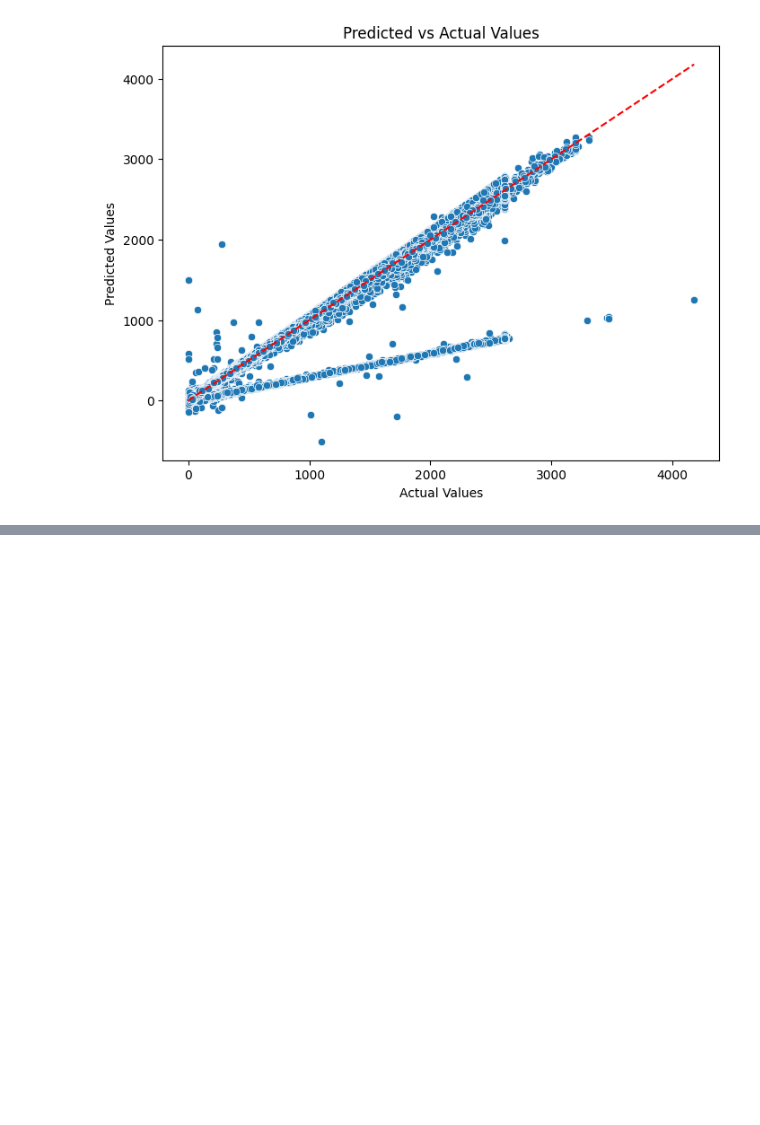
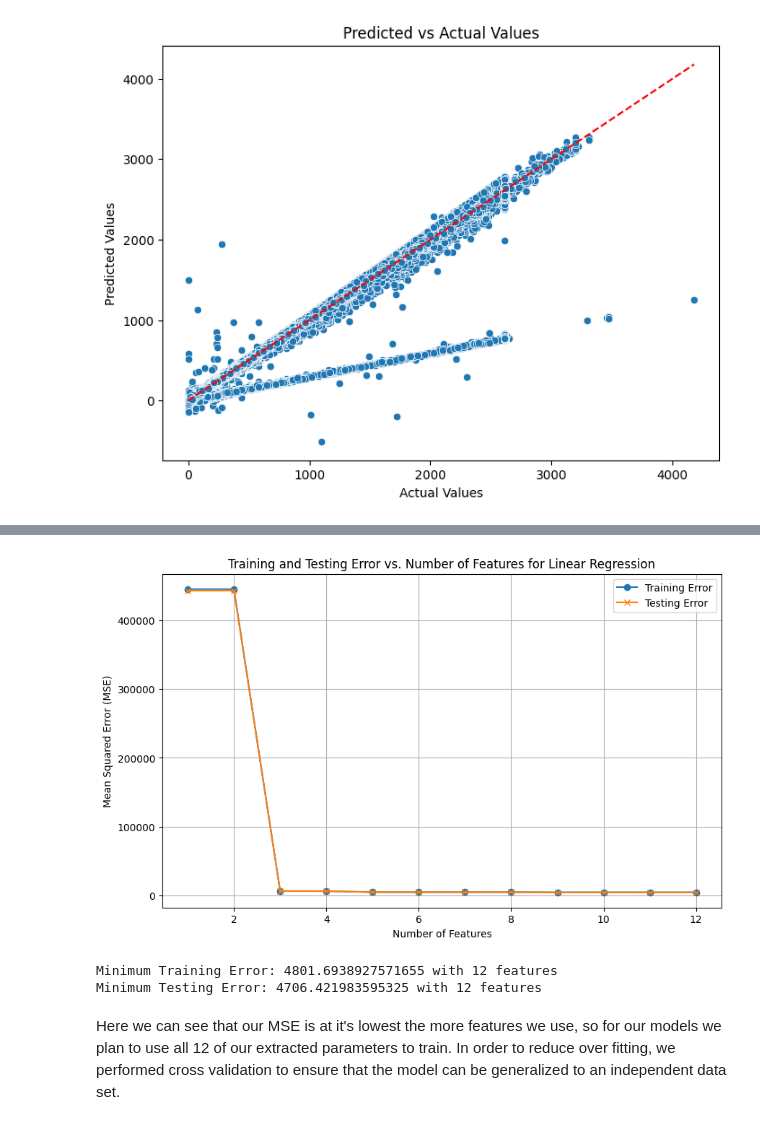
Before and after one commit to axie0927/FindingGhostParticles-RegressionSubgroup, a Jupyter notebook: src/Models/Baseline_Model.ipynb, the cells around one changed output, grey strips where cells are left out. Saved outputs shown, nothing was run; the diff lists cells and outputs as text; code cells hidden in the pictures; blank space fills up the shorter version.

```diff
--- a/src/Models/Baseline_Model.ipynb
+++ b/src/Models/Baseline_Model.ipynb
@@ -177,0 +96,60 @@ It seems that the MSE after filtering the columns is actually larger than the MS
+# %%
+# Initialize the Linear Regression model
+linear_reg = LinearRegression()
+
+# Number of features in the dataset
+n_features = X_train_standardized.shape[1]
+
+# Arrays to store errors
+train_errors = []
+test_errors = []
+
+# Iterate over number of features from 1 to n_features
+for i in range(1, n_features + 1):
+    # Select the first 'i' features
+    X_train_subset = X_train_standardized[:, :i]
+    X_test_subset = X_test_standardized[:, :i]
+
+    # Train the model
+    linear_reg.fit(X_train_subset, y_train)
+
+    # Make predictions
+    train_preds = linear_reg.predict(X_train_subset)
+    test_preds = linear_reg.predict(X_test_subset)
+
+    # Calculate errors (Mean Squared Error)
+    train_mse = mean_squared_error(y_train, train_preds)
+    test_mse = mean_squared_error(y_test, test_preds)
+
+    # Append the errors to the lists
+    train_errors.append(train_mse)
+    test_errors.append(test_mse)
+
+# Plot the training and testing errors as the number of features increases
+plt.figure(figsize=(10, 6))
+plt.plot(range(1, n_features + 1), train_errors, label="Training Error", marker='o')
+plt.plot(range(1, n_features + 1), test_errors, label="Testing Error", marker='x')
+plt.xlabel('Number of Features')
+plt.ylabel('Mean Squared Error (MSE)')
+plt.title('Training and Testing Error vs. Number of Features for Linear Regression')
+plt.legend()
+plt.grid(True)
+plt.show()
+# %% [output]
+[figure, added]
+# %%
+# Find and print the minimum errors and corresponding number of features
+min_train_error = min(train_errors)
+min_test_error = min(test_errors)
+
+# Find the index of the minimum error, which corresponds to the number of features
+min_train_error_index = train_errors.index(min_train_error) + 1
+min_test_error_index = test_errors.index(min_test_error) + 1
+
+print(f"Minimum Training Error: {min_train_error} with {min_train_error_index} features")
+print(f"Minimum Testing Error: {min_test_error} with {min_test_error_index} features")
+# %% [output]
+Minimum Training Error: 4801.6938927571655 with 12 features
+Minimum Testing Error: 4706.421983595325 with 12 features
+# %% [markdown]
+Here we can see that our MSE is at it's lowest the more features we use, so for our models we plan to use all 12 of our extracted parameters to train. In order to reduce over fitting, we performed cross validation to ensure that the model can be generalized to an independent data set.
```
Also changed, not shown: parts of 10 cells of this notebook, 1 other file.
